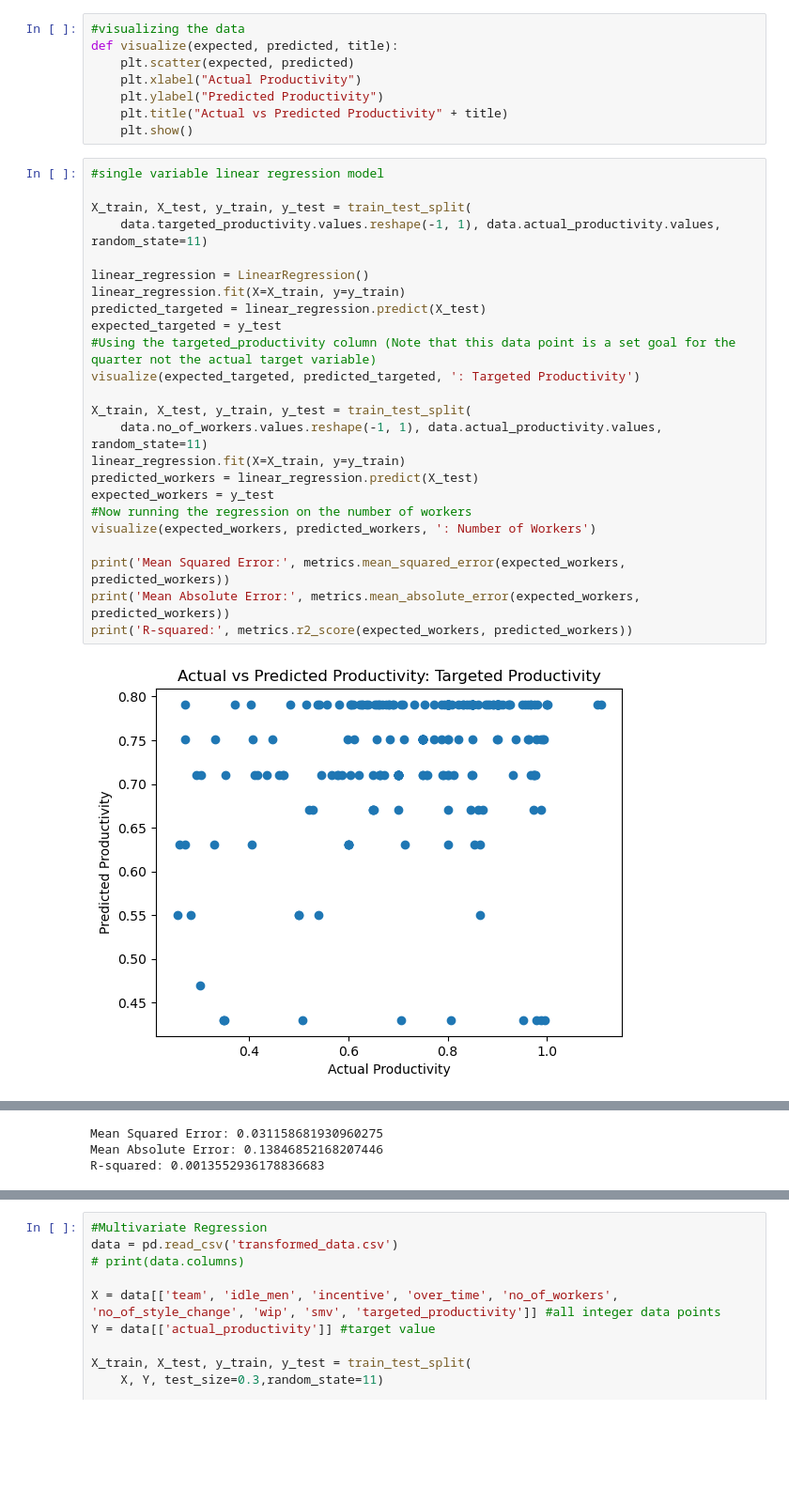
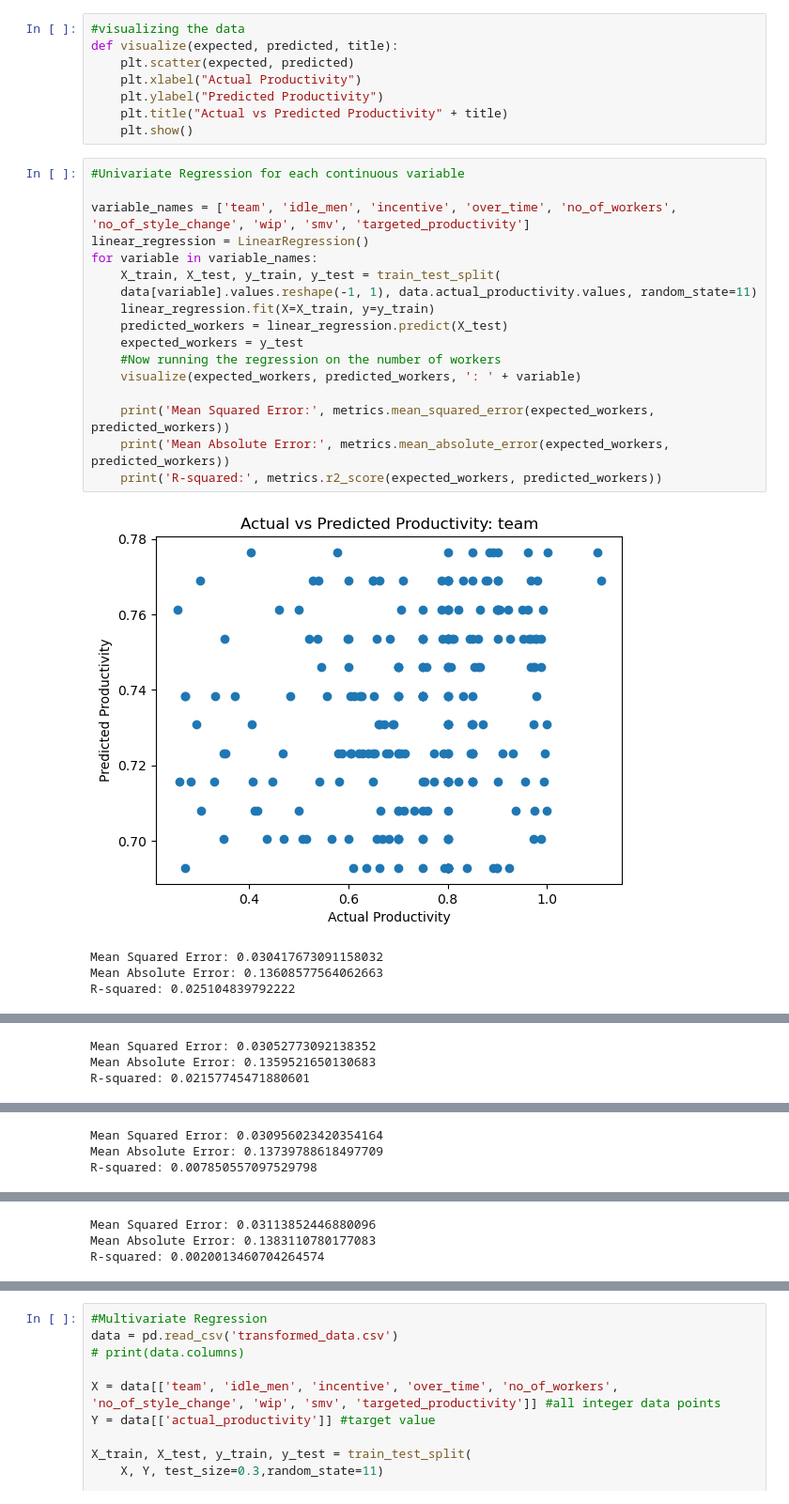
Before and after one commit to mnelson711/machine-learning-final-proj, a Jupyter notebook: regression_models.ipynb, the cells around one changed output, grey strips where cells are left out. Shown: that part at 94% size. Saved outputs shown, nothing was run; the diff lists cells and outputs as text; blank space fills up the shorter version.

Commit message:
added univariate for each feature

```diff
--- a/regression_models.ipynb
+++ b/regression_models.ipynb
@@ -26,28 +26,24 @@ def visualize(expected, predicted, title):
     plt.title("Actual vs Predicted Productivity" + title)
     plt.show()
 # %%
-#single variable linear regression model
+#Univariate Regression for each continuous variable
 
-X_train, X_test, y_train, y_test = train_test_split(
-    data.targeted_productivity.values.reshape(-1, 1), data.actual_productivity.values, random_state=11)
+variable_names = ['team', 'idle_men', 'incentive', 'over_time', 'no_of_workers', 'no_of_style_change', 'wip', 'smv', 'targeted_productivity']
+linear_regression = LinearRegression()
+for variable in variable_names:
+    X_train, X_test, y_train, y_test = train_test_split(
+    data[variable].values.reshape(-1, 1), data.actual_productivity.values, random_state=11)
+    linear_regression.fit(X=X_train, y=y_train)
+    predicted_workers = linear_regression.predict(X_test)
+    expected_workers = y_test
+    #Now running the regression on the number of workers
+    visualize(expected_workers, predicted_workers, ': ' + variable)
 
-linear_regression = LinearRegression()
-linear_regression.fit(X=X_train, y=y_train)
-predicted_targeted = linear_regression.predict(X_test)
-expected_targeted = y_test
-#Using the targeted_productivity column (Note that this data point is a set goal for the quarter not the actual target variable)
-visualize(expected_targeted, predicted_targeted, ': Targeted Productivity')
-
-X_train, X_test, y_train, y_test = train_test_split(
-    data.no_of_workers.values.reshape(-1, 1), data.actual_productivity.values, random_state=11)
-linear_regression.fit(X=X_train, y=y_train)
-predicted_workers = linear_regression.predict(X_test)
-expected_workers = y_test
-#Now running the regression on the number of workers
-visualize(expected_workers, predicted_workers, ': Number of Workers')
-
-print('Mean Squared Error:', metrics.mean_squared_error(expected_workers, predicted_workers))
-print('Mean Absolute Error:', metrics.mean_absolute_error(expected_workers, predicted_workers))
-print('R-squared:', metrics.r2_score(expected_workers, predicted_workers))
+    print('Mean Squared Error:', metrics.mean_squared_error(expected_workers, predicted_workers))
+    print('Mean Absolute Error:', metrics.mean_absolute_error(expected_workers, predicted_workers))
+    print('R-squared:', metrics.r2_score(expected_workers, predicted_workers))
 # %% [output]
-[figure, old version]
+[figure, new version]
+Mean Squared Error: 0.030417673091158032
+Mean Absolute Error: 0.13608577564062663
+R-squared: 0.025104839792222
@@ -55,3 +51,3 @@ print('R-squared:', metrics.r2_score(expected_workers, predicted_workers))
-Mean Squared Error: 0.031158681930960275
-Mean Absolute Error: 0.13846852168207446
-R-squared: 0.0013552936178836683
+Mean Squared Error: 0.03052773092138352
+Mean Absolute Error: 0.1359521650130683
+R-squared: 0.02157745471880601
@@ -57,0 +55,3 @@ R-squared: 0.0013552936178836683
+Mean Squared Error: 0.030956023420354164
+Mean Absolute Error: 0.13739788618497709
+R-squared: 0.007850557097529798
@@ -57,0 +59,3 @@ R-squared: 0.0013552936178836683
+Mean Squared Error: 0.03113852446880096
+Mean Absolute Error: 0.1383110780177083
+R-squared: 0.0020013460704264574
```
Also changed, not shown: parts of 2 cells of this notebook.
